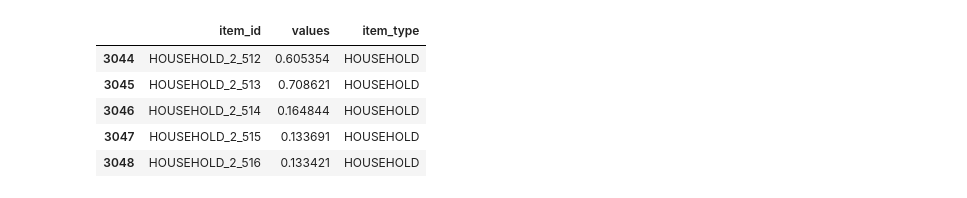
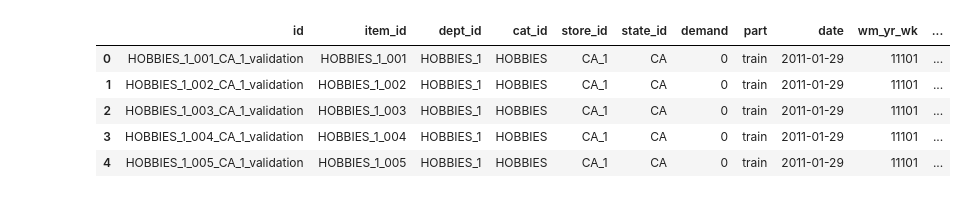
Before and after one commit to navitacion/m5-forecasting, a Jupyter notebook: notebook/EDA - M5 Forecasting.ipynb, the cells around one changed output. Saved outputs shown, nothing was run; the diff lists cells and outputs as text; code cells hidden in the pictures.

```diff
--- a/notebook/EDA - M5 Forecasting.ipynb
+++ b/notebook/EDA - M5 Forecasting.ipynb
@@ -282,9 +31,12 @@ plot_id(train, _id, from_date, to_date, date_interval=14)
-# %%
-temp.tail()
-# %% [output]
-|  | item_id | values | item_type |
-| 3044 | HOUSEHOLD_2_512 | 0.605354 | HOUSEHOLD |
-| 3045 | HOUSEHOLD_2_513 | 0.708621 | HOUSEHOLD |
-| 3046 | HOUSEHOLD_2_514 | 0.164844 | HOUSEHOLD |
-| 3047 | HOUSEHOLD_2_515 | 0.133691 | HOUSEHOLD |
-| 3048 | HOUSEHOLD_2_516 | 0.133421 | HOUSEHOLD |
+# %%
+with open('../data/input/data.pkl', 'rb') as f:
+    df = pickle.load(f)
+# %%
+df.head()
+# %% [output]
+|  | id | item_id | dept_id | cat_id | store_id | state_id | demand | part | date | wm_yr_wk | ... |
+| 0 | HOBBIES_1_001_CA_1_validation | HOBBIES_1_001 | HOBBIES_1 | HOBBIES | CA_1 | CA | 0 | train | 2011-01-29 | 11101 | ... |
+| 1 | HOBBIES_1_002_CA_1_validation | HOBBIES_1_002 | HOBBIES_1 | HOBBIES | CA_1 | CA | 0 | train | 2011-01-29 | 11101 | ... |
+| 2 | HOBBIES_1_003_CA_1_validation | HOBBIES_1_003 | HOBBIES_1 | HOBBIES | CA_1 | CA | 0 | train | 2011-01-29 | 11101 | ... |
+| 3 | HOBBIES_1_004_CA_1_validation | HOBBIES_1_004 | HOBBIES_1 | HOBBIES | CA_1 | CA | 0 | train | 2011-01-29 | 11101 | ... |
+| 4 | HOBBIES_1_005_CA_1_validation | HOBBIES_1_005 | HOBBIES_1 | HOBBIES | CA_1 | CA | 0 | train | 2011-01-29 | 11101 | ... |
```
Also changed, not shown: parts of 36 cells of this notebook, 1 other file.
